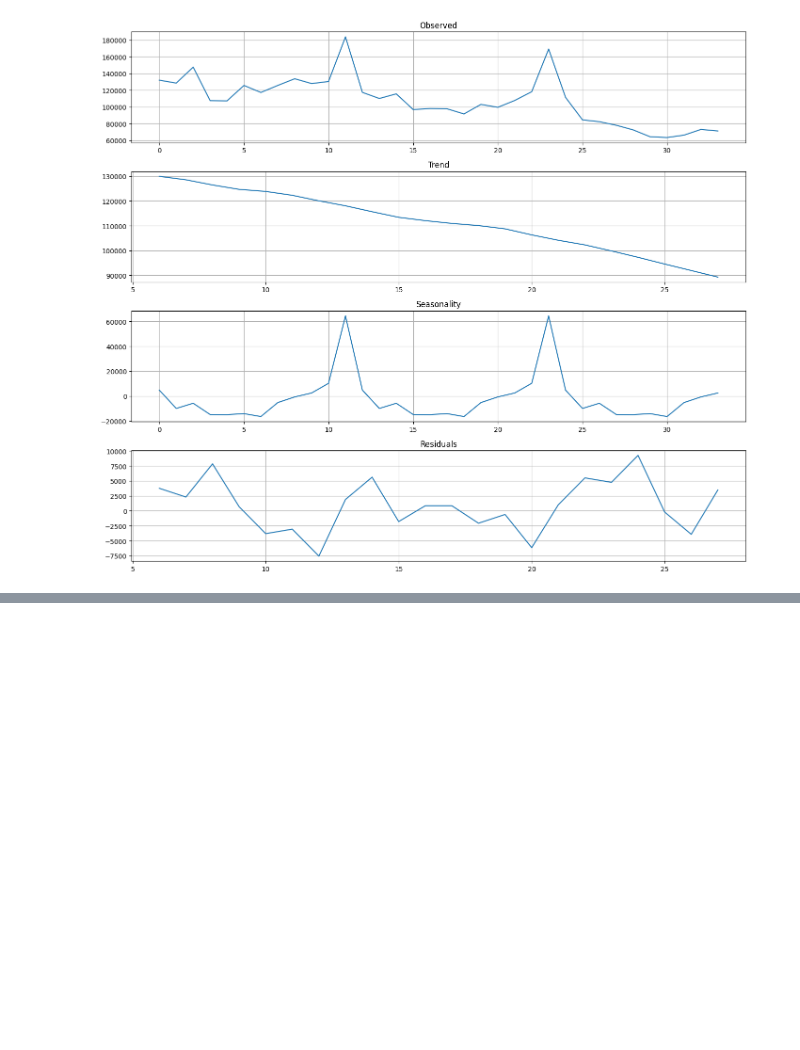
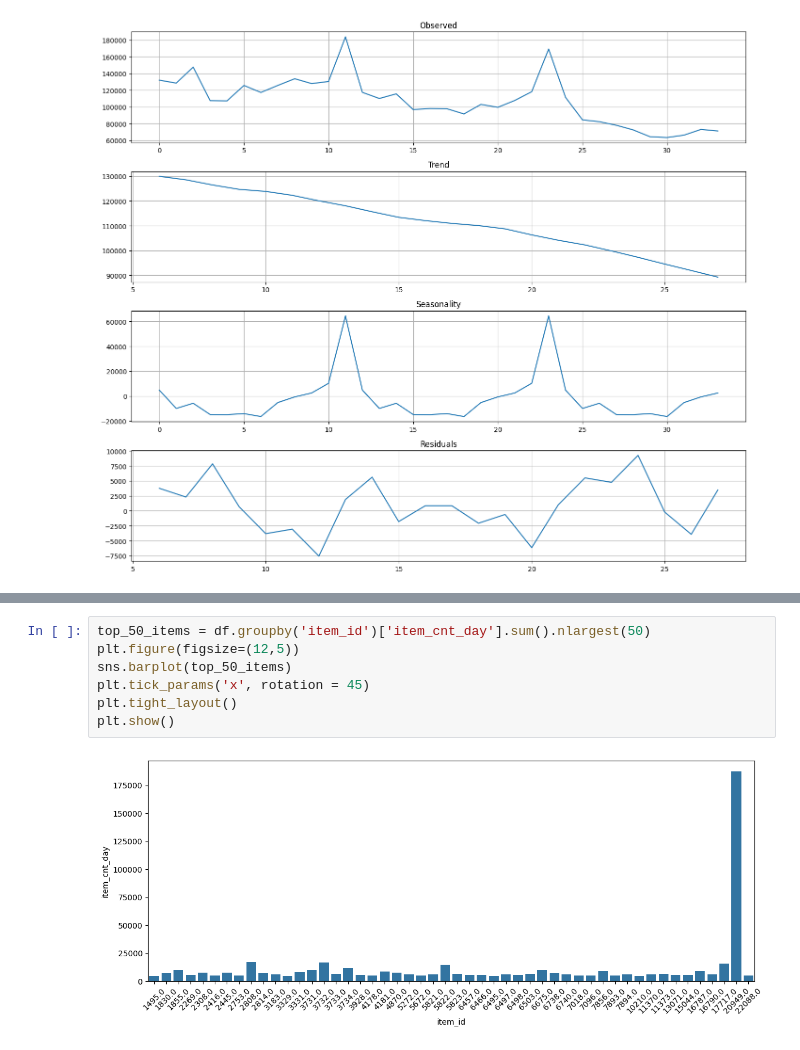
Before and after one commit to Dybal-Ilia/Innowise-Dybal, a Jupyter notebook: notebooks/EDA.ipynb, the cells around one changed output, grey strips where cells are left out. Drawn from its saved outputs; the diff is of its cells as text; blank space fills up the shorter version.

```diff
--- a/notebooks/EDA.ipynb
+++ b/notebooks/EDA.ipynb
@@ -213,0 +328,9 @@ plt.show()
+# %%
+top_50_items = df.groupby('item_id')['item_cnt_day'].sum().nlargest(50)
+plt.figure(figsize=(12,5))
+sns.barplot(top_50_items)
+plt.tick_params('x', rotation = 45)
+plt.tight_layout()
+plt.show()
+# %% [output]
+[figure, added]
```
Also changed, not shown: parts of 19 cells of this notebook.
